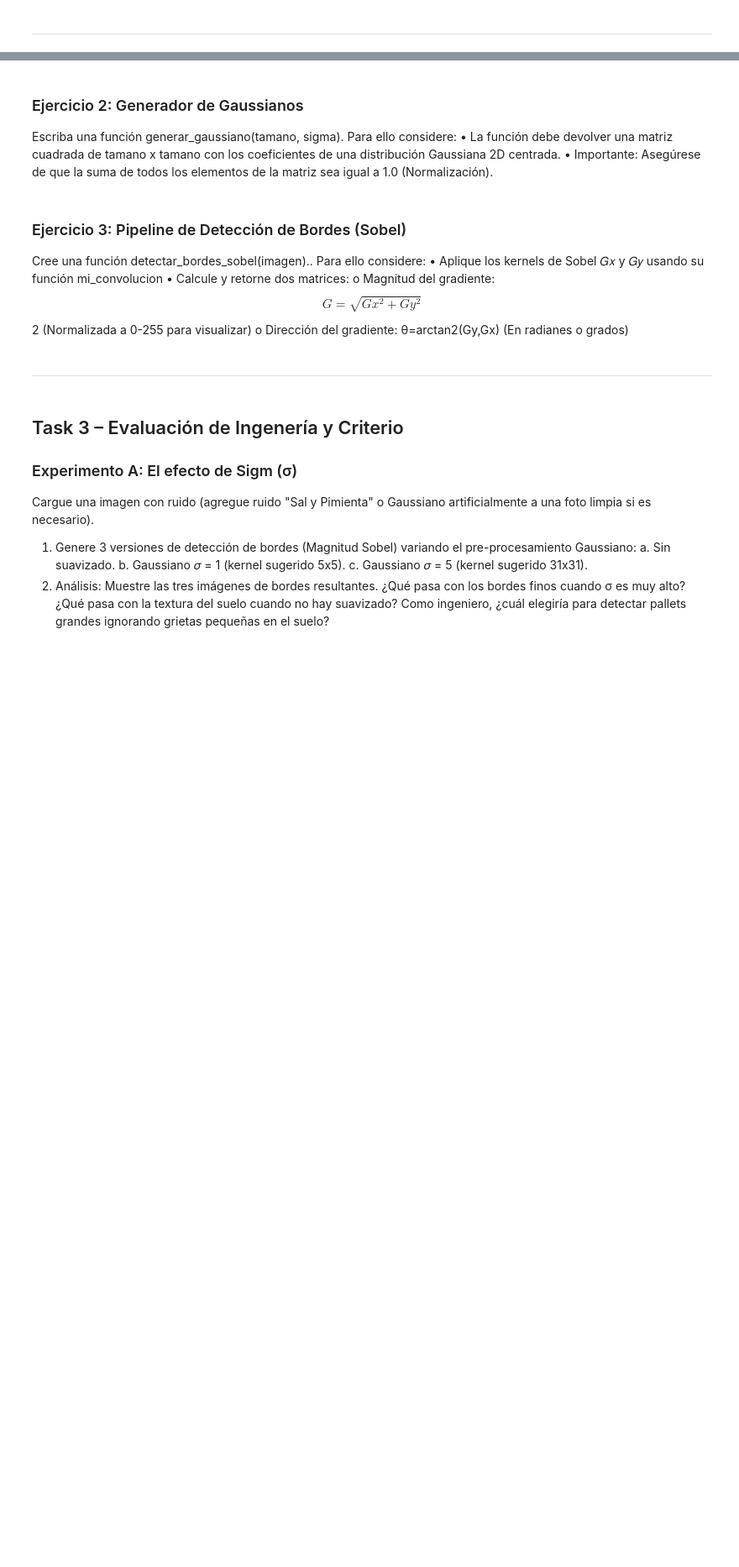
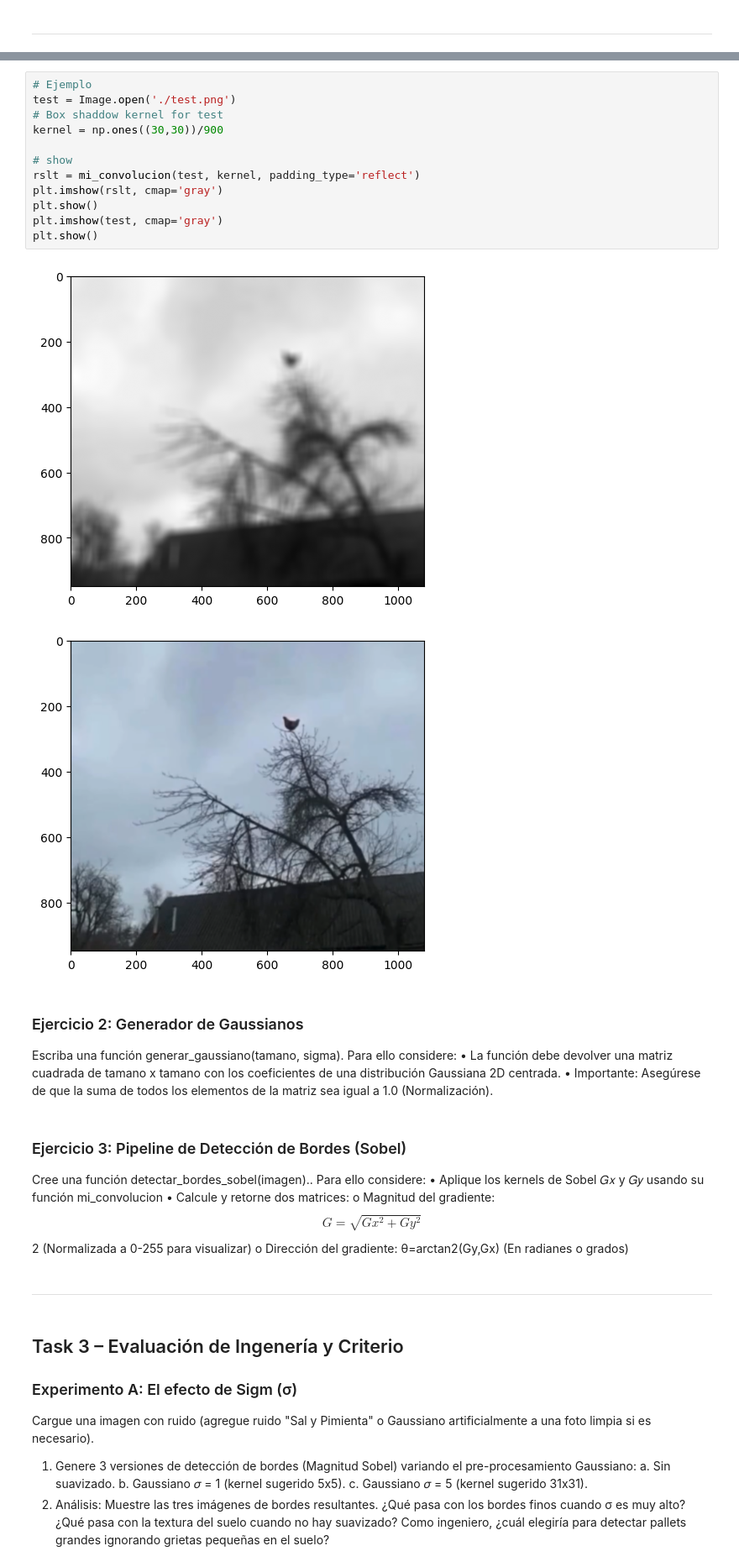
Before and after one commit to faguilarleal/lab1_vision, a Jupyter notebook: lab1.ipynb, the cells around one changed output, grey strips where cells are left out. Shown at 84% size. Drawn from its saved outputs; the diff is of its cells as text; blank space fills up the shorter version.

```diff
--- a/lab1.ipynb
+++ b/lab1.ipynb
@@ -78,3 +121,18 @@ kernel dentro de la función.
+# %%
+# Ejemplo
+test = Image.open('./test.png')
+# Box shaddow kernel for test
+kernel = np.ones((30,30))/900
+
+# show
+rslt = mi_convolucion(test, kernel, padding_type='reflect')
+plt.imshow(rslt, cmap='gray')
+plt.show()
+plt.imshow(test, cmap='gray')
+plt.show()
+# %% [output]
+[figure, added]
+[figure, added]
 # %% [markdown]
 ### Ejercicio 2: Generador de Gaussianos
 Escriba una función generar_gaussiano(tamano, sigma). Para ello considere:
```
Also changed, not shown: parts of 9 cells of this notebook, 2 other files.
